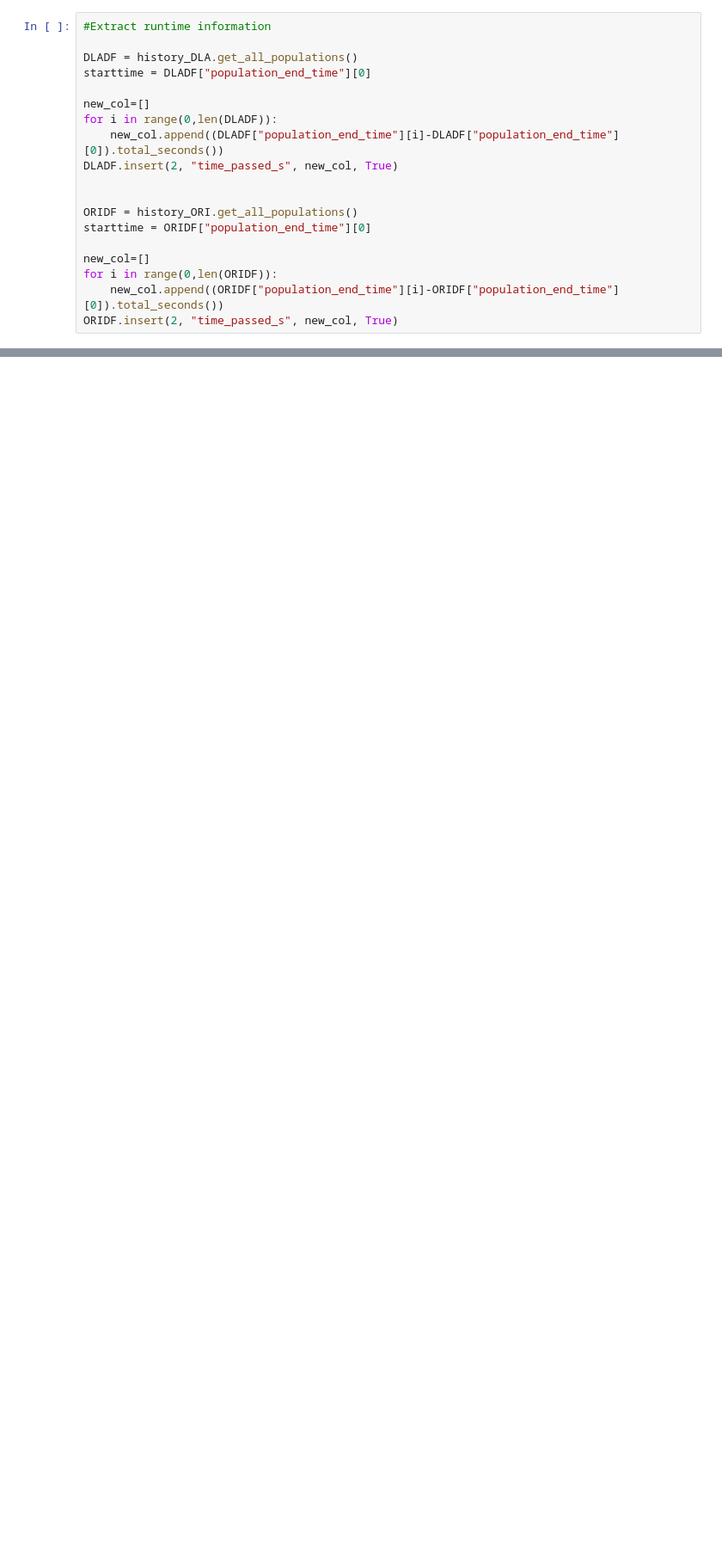
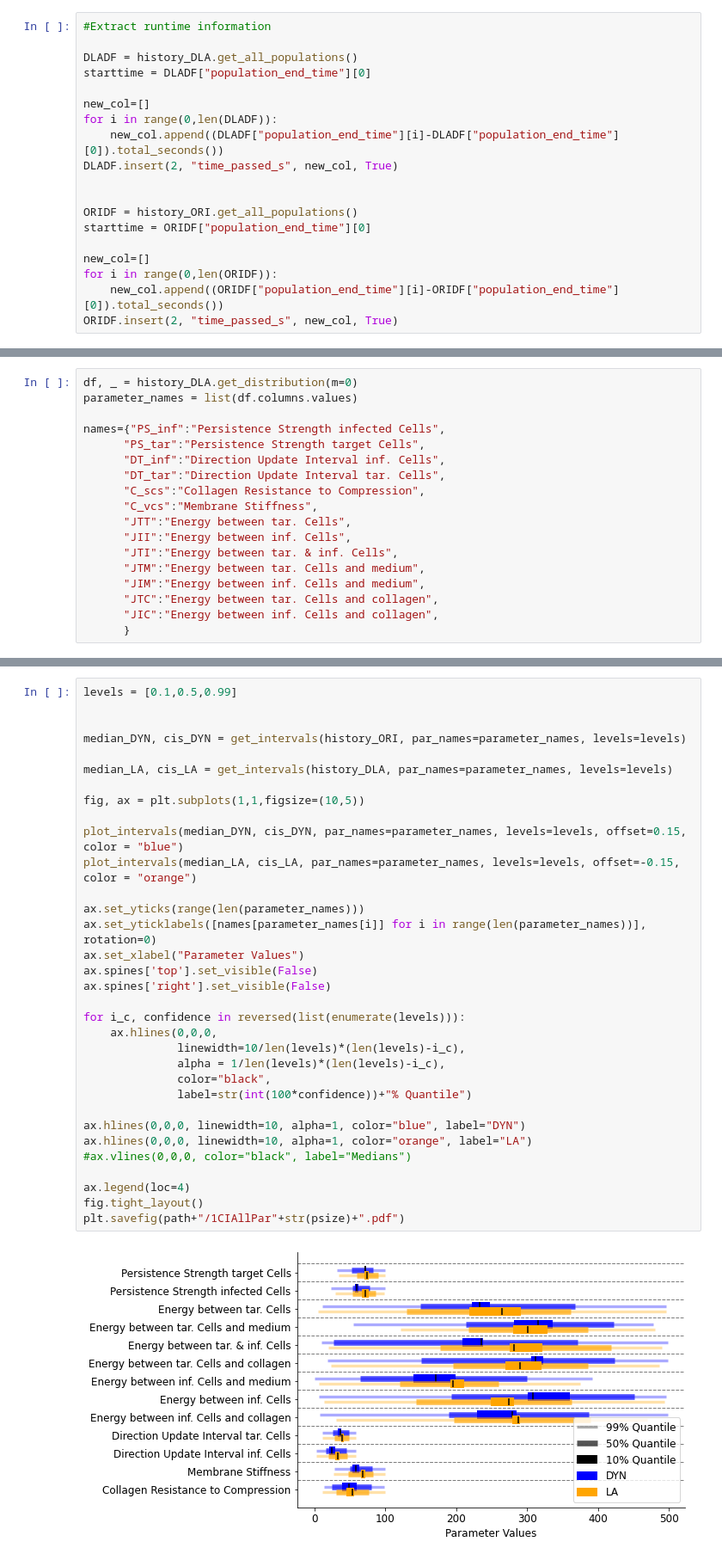
Before and after one commit to ICB-DCM/lookahead-study, a Jupyter notebook: Models/M2_HIV/HIV_Vis.ipynb, the cells around one changed output, grey strips where cells are left out. Shown at 86% size. Drawn from its saved outputs; the diff is of its cells as text; blank space fills up the shorter version.

```diff
--- a/Models/M2_HIV/HIV_Vis.ipynb
+++ b/Models/M2_HIV/HIV_Vis.ipynb
@@ -292,0 +293,18 @@ fig.savefig(path+"HIVPrelAccept.pdf")
+# %%
+df, _ = history_DLA.get_distribution(m=0)
+parameter_names = list(df.columns.values)
+
+names={"PS_inf":"Persistence Strength infected Cells",
+      "PS_tar":"Persistence Strength target Cells",
+      "DT_inf":"Direction Update Interval inf. Cells",
+      "DT_tar":"Direction Update Interval tar. Cells",
+      "C_scs":"Collagen Resistance to Compression",
+      "C_vcs":"Membrane Stiffness",
+      "JTT":"Energy between tar. Cells",
+      "JII":"Energy between inf. Cells",
+      "JTI":"Energy between tar. & inf. Cells",
+      "JTM":"Energy between tar. Cells and medium",
+      "JIM":"Energy between inf. Cells and medium",
+      "JTC":"Energy between tar. Cells and collagen",
+      "JIC":"Energy between inf. Cells and collagen",
+      }
@@ -292,0 +367,35 @@ fig.savefig(path+"HIVPrelAccept.pdf")
+# %%
+levels = [0.1,0.5,0.99]
+
+
+median_DYN, cis_DYN = get_intervals(history_ORI, par_names=parameter_names, levels=levels)
+
+median_LA, cis_LA = get_intervals(history_DLA, par_names=parameter_names, levels=levels)
+
+fig, ax = plt.subplots(1,1,figsize=(10,5))
+
+plot_intervals(median_DYN, cis_DYN, par_names=parameter_names, levels=levels, offset=0.15, color = "blue")
+plot_intervals(median_LA, cis_LA, par_names=parameter_names, levels=levels, offset=-0.15, color = "orange")
+
+ax.set_yticks(range(len(parameter_names)))
+ax.set_yticklabels([names[parameter_names[i]] for i in range(len(parameter_names))], rotation=0)
+ax.set_xlabel("Parameter Values")
+ax.spines['top'].set_visible(False)
+ax.spines['right'].set_visible(False)
+
+for i_c, confidence in reversed(list(enumerate(levels))):
+    ax.hlines(0,0,0,
+              linewidth=10/len(levels)*(len(levels)-i_c),
+              alpha = 1/len(levels)*(len(levels)-i_c),
+              color="black",
+              label=str(int(100*confidence))+"% Quantile")
+
+ax.hlines(0,0,0, linewidth=10, alpha=1, color="blue", label="DYN")
+ax.hlines(0,0,0, linewidth=10, alpha=1, color="orange", label="LA")
+#ax.vlines(0,0,0, color="black", label="Medians")
+
+ax.legend(loc=4)
+fig.tight_layout()
+plt.savefig(path+"/1CIAllPar"+str(psize)+".pdf")
+# %% [output]
+[figure, added]
```
Also changed, not shown: parts of 9 cells of this notebook, 10 other files.
